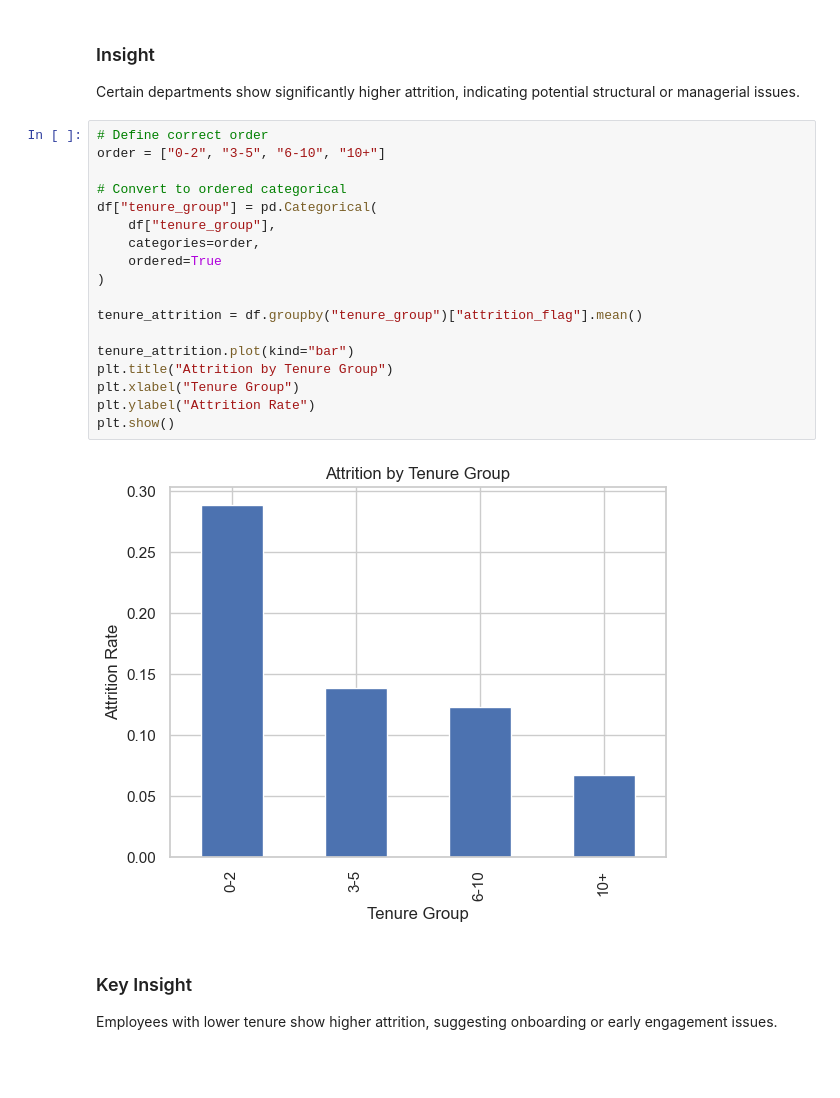
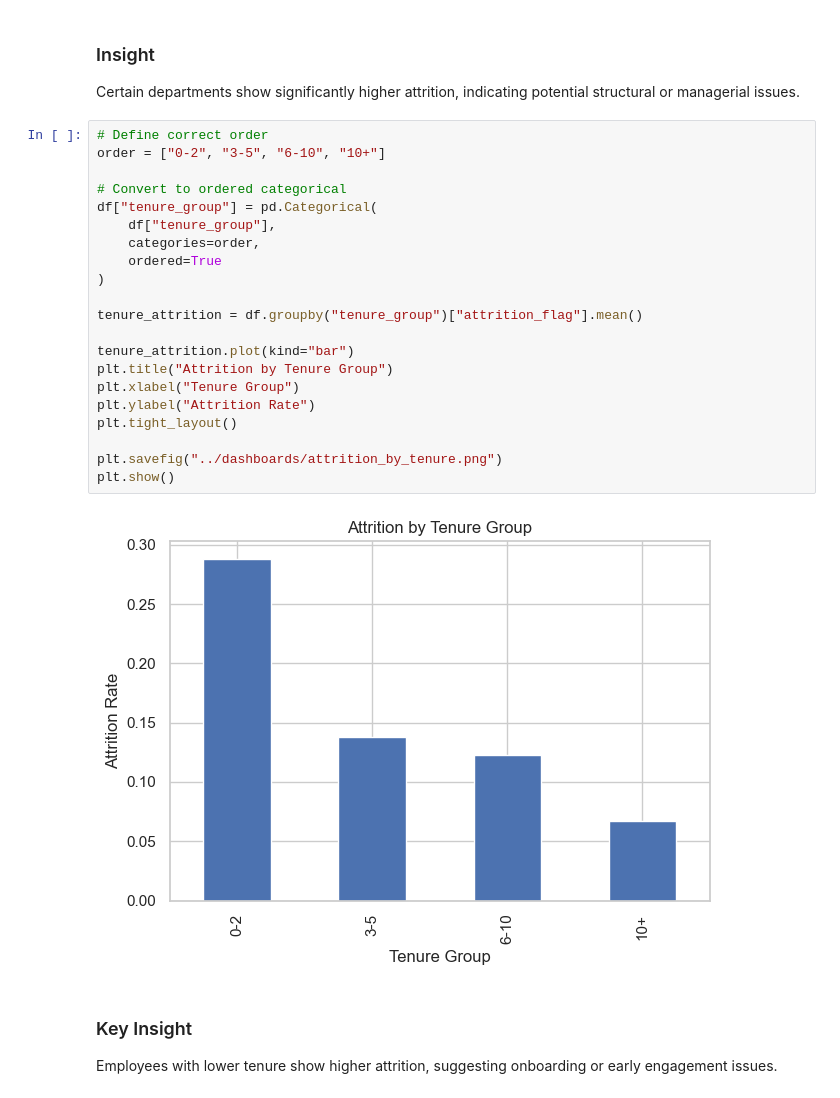
Before and after one commit to wpbates223/HR_Analytics_Project, a Jupyter notebook: notebooks/hr_analysis.ipynb, the cells around one changed output. Drawn from its saved outputs; the diff is of its cells as text; blank space fills up the shorter version.

```diff
--- a/notebooks/hr_analysis.ipynb
+++ b/notebooks/hr_analysis.ipynb
@@ -82,23 +85,26 @@ Certain departments show significantly higher attrition, indicating potential st
 # %%
 # Define correct order
 order = ["0-2", "3-5", "6-10", "10+"]
 
 # Convert to ordered categorical
 df["tenure_group"] = pd.Categorical(
     df["tenure_group"],
     categories=order,
     ordered=True
 )
 
 tenure_attrition = df.groupby("tenure_group")["attrition_flag"].mean()
 
 tenure_attrition.plot(kind="bar")
 plt.title("Attrition by Tenure Group")
 plt.xlabel("Tenure Group")
 plt.ylabel("Attrition Rate")
+plt.tight_layout()
+
+plt.savefig("../dashboards/attrition_by_tenure.png")
 plt.show()
 # %% [output]
-[figure, old version]
+[figure, new version]
 # %% [markdown]
 ### Key Insight
 Employees with lower tenure show higher attrition, suggesting onboarding or early engagement issues.
```
Also changed, not shown: parts of 3 cells of this notebook, 5 other files.
